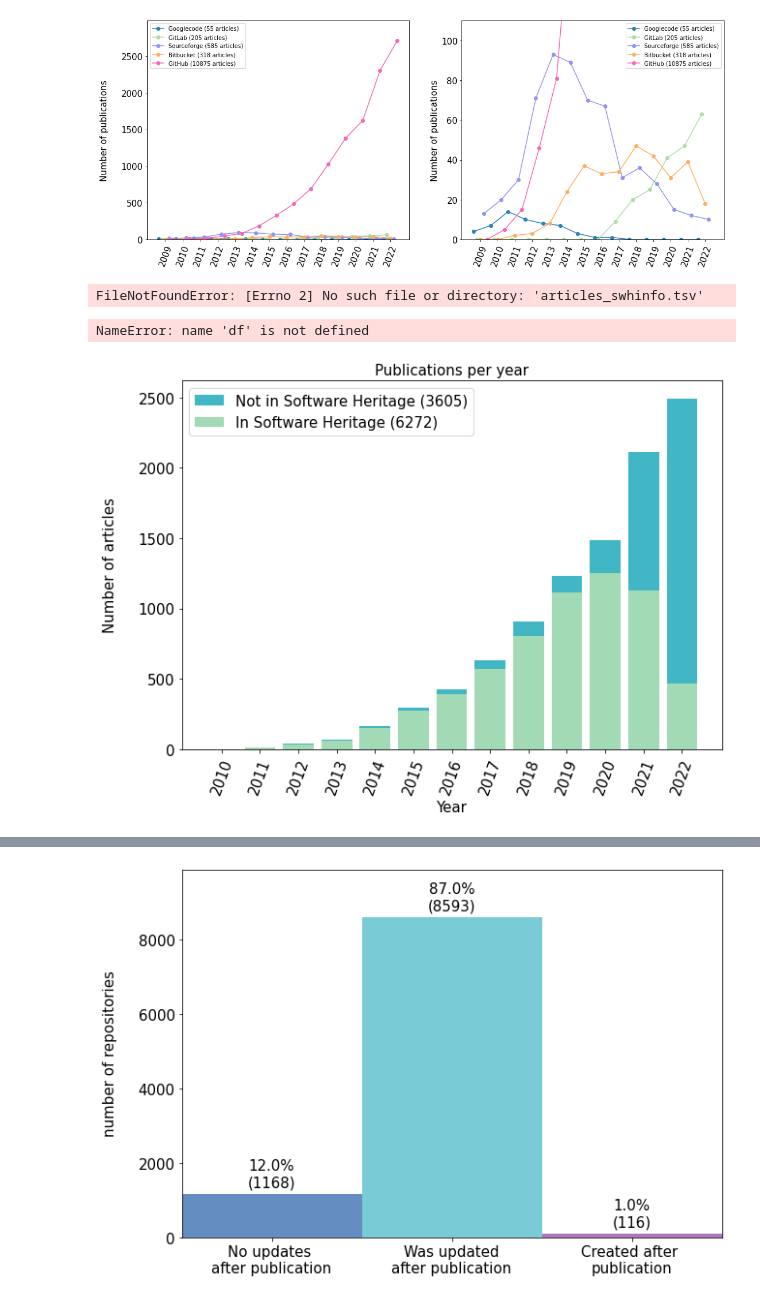
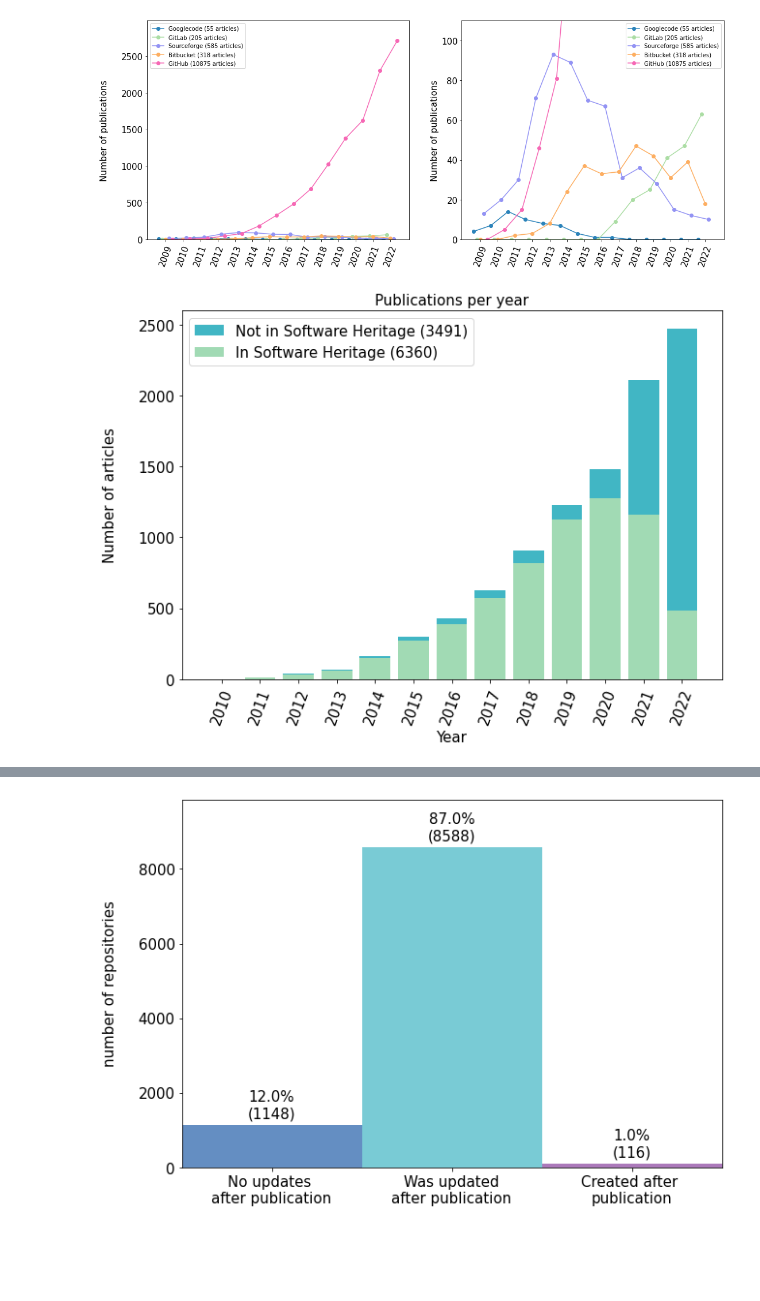
Before and after one commit to zhukovanadezhda/bioinformatics-software, a Jupyter notebook: snakemake-demo/workflow/scripts/analysis.ipynb, the cells around one changed output, grey strips where cells are left out. Cells and saved outputs as stored; diff of their text form; code cells hidden in the pictures; blank space fills up the shorter version.

```diff
--- a/snakemake-demo/workflow/scripts/analysis.ipynb
+++ b/snakemake-demo/workflow/scripts/analysis.ipynb
@@ -120,36 +120,34 @@ plt.show()
 # %% [output]
 [figure]
 # %%
-df = pd.read_csv('articles_swhinfo.tsv', sep='\t')
+df = pd.read_csv('../articles_swhinfo.tsv', sep='\t')
 
 with open("../data_stat.txt", "w") as f:
 
-    f.write(f"Total number of articles in PubMed with 'github.com' query : {len(df)}")
+    f.write(f"Total number of articles in PubMed with 'github.com' query : {len(df)}\n")
 
     df.dropna(subset=['PubDate'], inplace=True)
-    f.write(f"Articles after removing the ones without the publication date : {len(df)}")
+    f.write(f"Articles after removing the ones without the publication date : {len(df)}\n")
 
     df['PubDate'] = pd.to_datetime(df['PubDate'])
     df = df[df['PubDate'].dt.year != 2023]
-    f.write(f"Articles after removing the ones published in 2023 : {len(df)}")
+    f.write(f"Articles after removing the ones published in 2023 : {len(df)}\n")
 
     df.dropna(subset=['GitHub_owner'], inplace=True)
-    f.write(f"Articles after removing the ones without GitHub link : {len(df)}")
+    f.write(f"Articles after removing the ones without GitHub link : {len(df)}\n")
 
     df.dropna(subset=['GitHub_repo'], inplace=True)
-    f.write(f"Articles after removing the ones with the wrong GitHub link (no repository name) : {len(df)}")
+    f.write(f"Articles after removing the ones with the wrong GitHub link (no repository name) : {len(df)}\n")
 
     df = df[df['Fork'] == 0]
-    f.write(f"Articles after removing the GitHub forks : {len(df)}")
+    f.write(f"Articles after removing the GitHub forks : {len(df)}\n")
 
     df.dropna(subset=['Repo_created_at'], inplace=True)
-    f.write(f"Articles after removing the ones with the repository deleted or wrong link (unable to access with GitHub API): {len(df)}")
+    f.write(f"Articles after removing the ones with the repository deleted or wrong link (unable to access with GitHub API): {len(df)}\n")
 
-    f.write(f"Not in SoftWH : {len(df[df['In_SoftWH'] == 0])}")
+    f.write(f"Not in SoftWH : {len(df[df['In_SoftWH'] == 0])}\n")
 
-    f.write(f"In SoftWH : {len(df[df['In_SoftWH'] == 1])}")
+    f.write(f"In SoftWH : {len(df[df['In_SoftWH'] == 1])}\n")
-# %% [output]
-FileNotFoundError: [Errno 2] No such file or directory: 'articles_swhinfo.tsv'
 # %%
 df["PubDate"] = pd.to_datetime(df["PubDate"])
 df["Repo_created_at"] = pd.to_datetime(df["Repo_created_at"])
@@ -159,40 +157,38 @@ df["Days_before"] = (df["Repo_created_at"] - df["PubDate"]).dt.days
 df["Days_after"] = (df["Repo_updated_at"] - df["PubDate"]).dt.days
 df["Days_dev"] = (df["Repo_updated_at"] - df["Repo_created_at"]).dt.days
 df["Updates"] = df["Days_after"].apply(lambda x: 1 if x>0 else 0)
-# %% [output]
-NameError: name 'df' is not defined
 # %%
 plt.rcParams['text.usetex'] = False
 
 fig, ax = plt.subplots(figsize=(10, 7))
 
-with open("stats_github.json", "r") as f:
+with open("../stats_github.json", "r") as f:
     stats_github = json.load(f)
 
 years = list(stats_github.keys())[1:]
 values = list(stats_github.values())[1:]
 
 #ax.bar(years, values, color='#225ea8')
 df_grouped = df.groupby([df['PubDate'].dt.year]).size().reset_index(name='count')
 ax.bar(years, df_grouped['count'], color='#41b6c4')
 df_grouped = df.groupby([df['PubDate'].dt.year, 'In_SoftWH']).size().reset_index(name='count')
 df_softwh = df_grouped[df_grouped['In_SoftWH'] == 1]
 ax.bar(years, df_softwh['count'], color='#a1dab4')
 ax.set_xlabel('Year', fontsize=15, fontfamily='sans-serif')
 ax.set_ylabel('Number of articles\n', fontsize=15, fontfamily='sans-serif')
 ax.set_title('Publications per year', fontsize=15, fontfamily='sans-serif')
 
 ax.legend([f"Not in Software Heritage ({sum(df_grouped['count']) - sum(df_softwh['count'])})",
            f"In Software Heritage ({sum(df_softwh['count'])})"], fontsize=15)
 
 plt.xticks(years, rotation=70)
 ax.tick_params(axis='y', labelsize=15)
 ax.tick_params(axis='x', labelsize=15)
 
 plt.savefig('../swh.png')
 plt.show()
 # %% [output]
-[figure, old version]
+[figure, new version]
 # %%
 fig, axs = plt.subplots(figsize=(10, 7))
 
```
Also changed, not shown: parts of 3 cells of this notebook, 17 other files.
